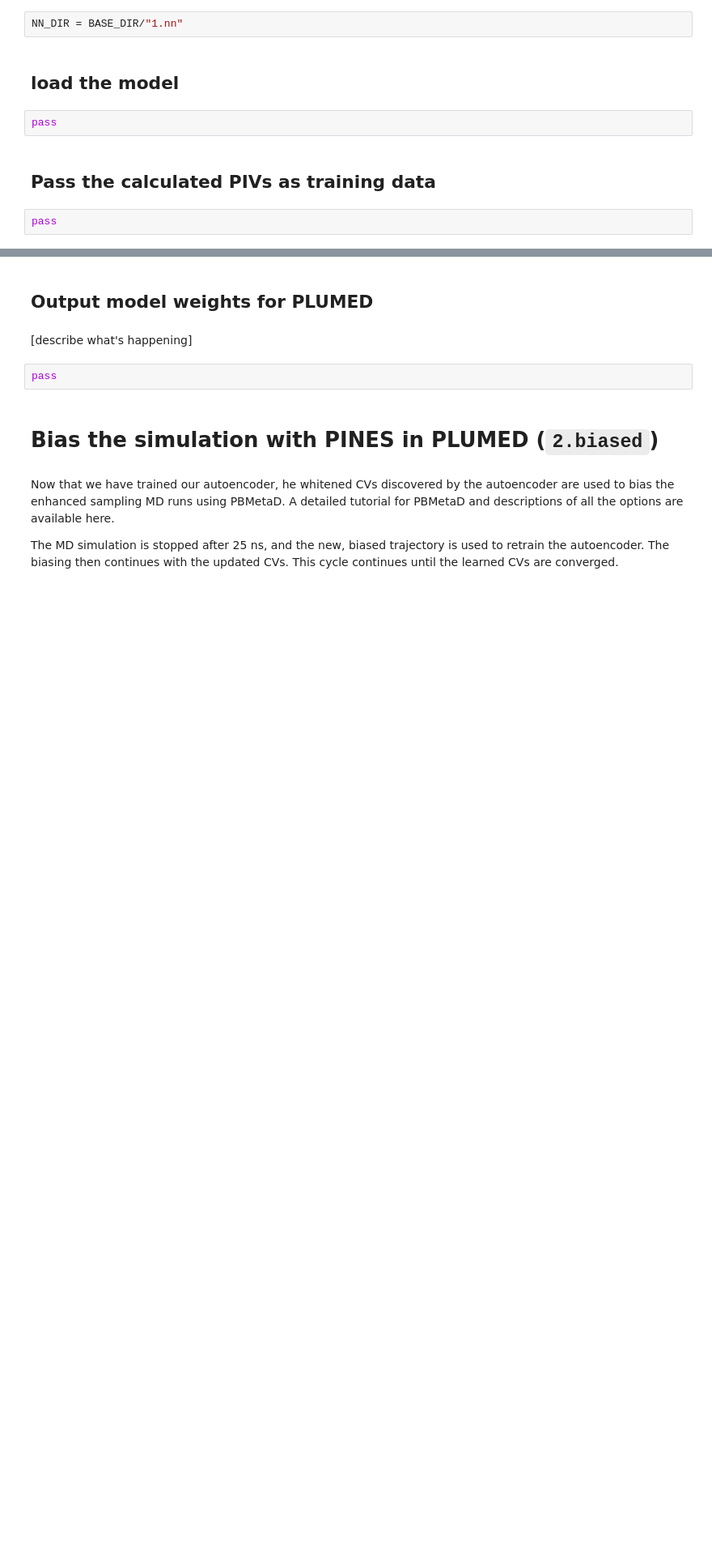
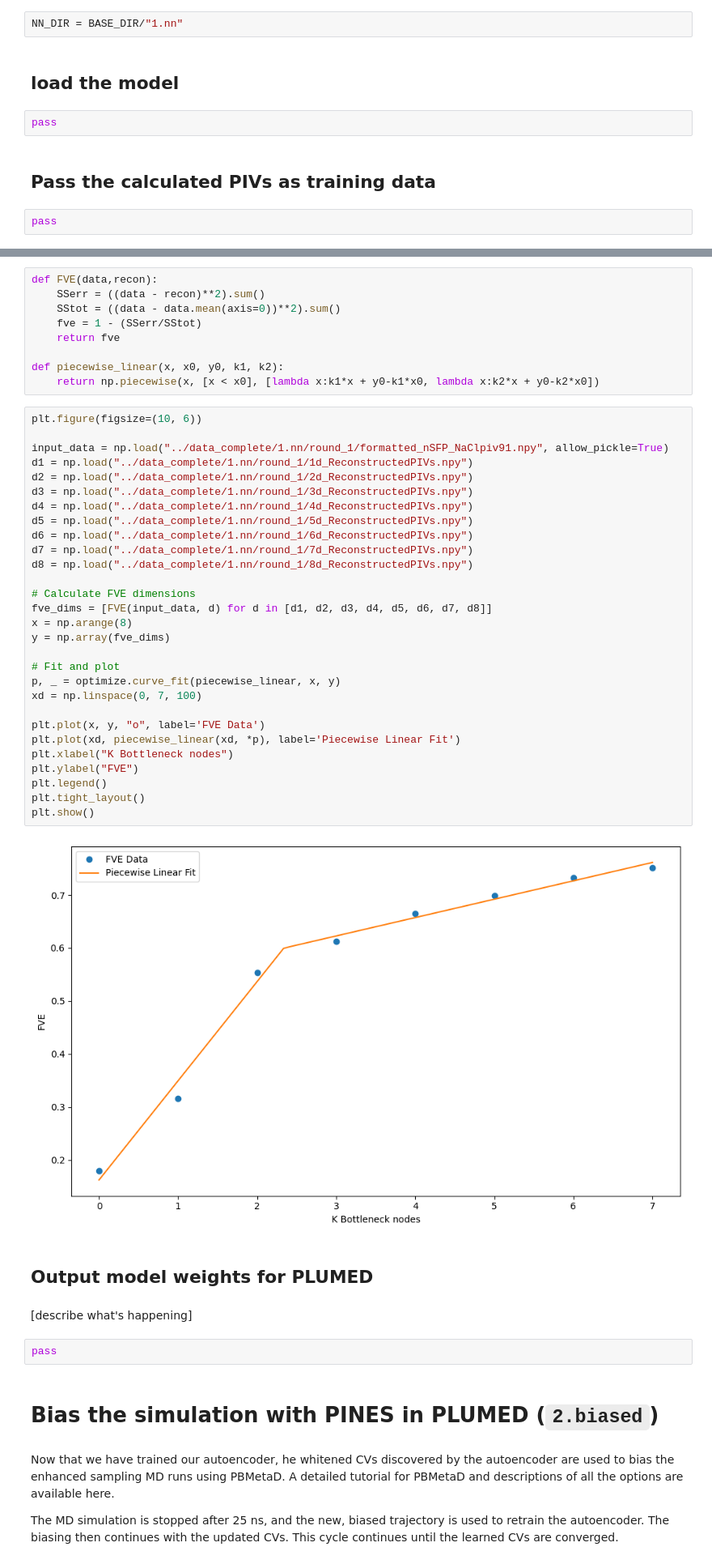
Before and after one commit to aniruddha-seal/pines_tutorial, a Jupyter notebook: notebooks/PINES_tutorial.ipynb, the cells around one changed output, grey strips where cells are left out. Shown: that part at 81% size. Cells and saved outputs as stored; diff of their text form; blank space fills up the shorter version.

Commit message:
added FVE plot

```diff
--- a/notebooks/PINES_tutorial.ipynb
+++ b/notebooks/PINES_tutorial.ipynb
@@ -212,3 +218,43 @@ pass
+# %%
+def FVE(data,recon):
+    SSerr = ((data - recon)**2).sum()
+    SStot = ((data - data.mean(axis=0))**2).sum()
+    fve = 1 - (SSerr/SStot)
+    return fve
+
+def piecewise_linear(x, x0, y0, k1, k2):
+    return np.piecewise(x, [x < x0], [lambda x:k1*x + y0-k1*x0, lambda x:k2*x + y0-k2*x0])
+# %%
+plt.figure(figsize=(10, 6))
+
+input_data = np.load("../data_complete/1.nn/round_1/formatted_nSFP_NaClpiv91.npy", allow_pickle=True)
+d1 = np.load("../data_complete/1.nn/round_1/1d_ReconstructedPIVs.npy")
+d2 = np.load("../data_complete/1.nn/round_1/2d_ReconstructedPIVs.npy")
+d3 = np.load("../data_complete/1.nn/round_1/3d_ReconstructedPIVs.npy")
+d4 = np.load("../data_complete/1.nn/round_1/4d_ReconstructedPIVs.npy")
+d5 = np.load("../data_complete/1.nn/round_1/5d_ReconstructedPIVs.npy")
+d6 = np.load("../data_complete/1.nn/round_1/6d_ReconstructedPIVs.npy")
+d7 = np.load("../data_complete/1.nn/round_1/7d_ReconstructedPIVs.npy")
+d8 = np.load("../data_complete/1.nn/round_1/8d_ReconstructedPIVs.npy")
+
+# Calculate FVE dimensions
+fve_dims = [FVE(input_data, d) for d in [d1, d2, d3, d4, d5, d6, d7, d8]]
+x = np.arange(8)
+y = np.array(fve_dims)
+
+# Fit and plot
+p, _ = optimize.curve_fit(piecewise_linear, x, y)
+xd = np.linspace(0, 7, 100)
+
+plt.plot(x, y, "o", label='FVE Data')
+plt.plot(xd, piecewise_linear(xd, *p), label='Piecewise Linear Fit')
+plt.xlabel("K Bottleneck nodes")
+plt.ylabel("FVE")
+plt.legend()
+plt.tight_layout()
+plt.show()
+# %% [output]
+[figure, added]
 # %% [markdown]
 ## Output model weights for PLUMED
 # %% [markdown]
```
Also changed, not shown: parts of 3 cells of this notebook.
